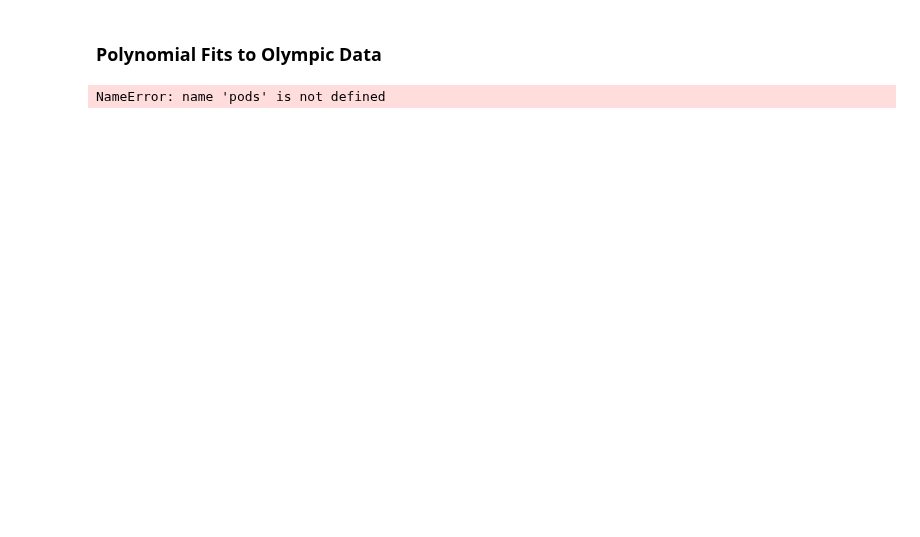
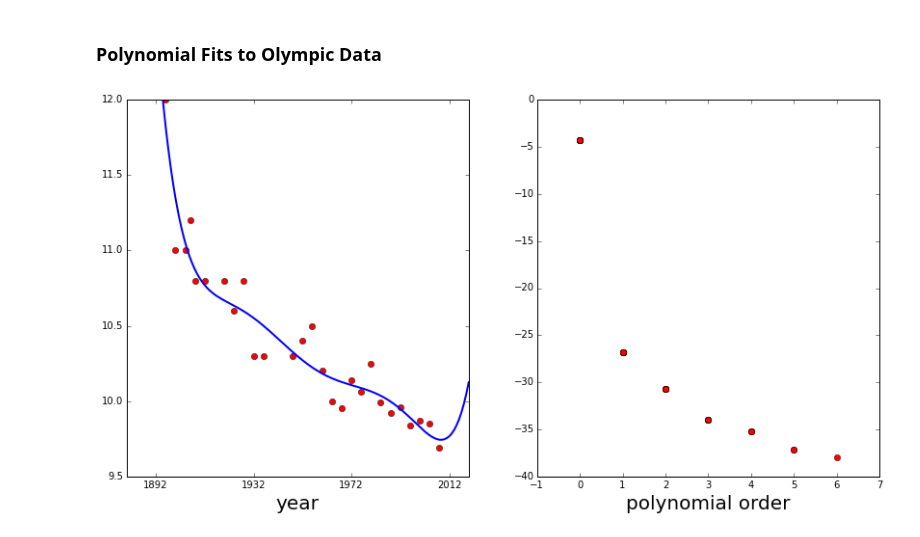
Before and after one commit to lawrennd/mlai2015, a Jupyter notebook: w4_basisFunctions.ipynb, the cells around one changed output. Cells and saved outputs as stored; diff of their text form; code cells hidden in the pictures; blank space fills up the shorter version.

Commit message:
Update polynomial fit

```diff
--- a/w4_basisFunctions.ipynb
+++ b/w4_basisFunctions.ipynb
@@ -320,52 +343,54 @@ $$\sum _{i=1}^{n}\boldsymbol{\phi}_iy_i = \boldsymbol{\Phi}^\top \mathbf{y}$$
 ### Polynomial Fits to Olympic Data
 # %%
 data = pods.datasets.olympic_100m_men()
-f, ax = plt.subplots(figsize=(7,7))
-ax.plot(data['X'], data['Y'], 'rx', markersize=10)
+f, ax = plt.subplots(1, 2, figsize=(14,7))
+#ax.plot(data['X'], data['Y'], 'rx', markersize=10)
 x = data['X']
 y = data['Y']
-x_pred = np.linspace(1892, 2020, 130)
+x_pred = np.linspace(1892, 2020, 130)[:, None]
 
 # Rescale x data
 x_span = x.max() - x.min()
 
 max_order = 6
 num_data = x.shape[0]
-err = np.zeros((1, maxOrder+1))
-err[:] = np.nan
+err = np.array([np.nan]*(max_order+1))
 
-for order in range(max_order+1):
+for order in range(0,max_order+1):
     Phi = np.zeros((num_data, order+1))
-    Phi_pred = zeros((x_pred.shape[0], order+1))
-    for i in range(1,order+1):
-        Phi[:, i+1] = (2*(x-x.min())/x_span - 1)**i
-        Phi_pred[:, i+1] = (2*(xPred-x.min())/x_span - 1)**i
+    Phi_pred = np.zeros((x_pred.shape[0], order+1))
+    for i in range(0,order+1):
+        Phi[:, i:i+1] = (2*(x-x.min())/x_span - 1)**i
+        Phi_pred[:, i:i+1] = (2*(x_pred-x.min())/x_span - 1)**i
 
-    w_star = pdinv(Phi.T*Phi)*np.dot(Phi.T,y)
-    y_pred = np.dot(Phi_pred*w_star)
+    # numerically this is not a good idea, but this is what the maths looks like
+    w_star = np.linalg.solve(np.dot(Phi.T,Phi),np.dot(Phi.T,y))
+    y_pred = np.dot(Phi_pred,w_star)
     sum_squares = ((y - np.dot(Phi,w_star))**2).sum()
-    sigma2 = sum_squares/numData;
+    sigma2 = sum_squares/num_data;
 
-    err[order+1] = numData/2.*log(sigma2) + sum_squares/(2*sigma2)
+    err[order] = num_data/2.*np.log(sigma2) + sum_squares/(2.*sigma2)
 
-    ax[0].clf
-    ax[0].plot(x, y, 'x', color=[1, 0, 0], markersize=6, linewidth=3)
+    ax[0].cla()
+    ax[0].plot(x, y, 'o', color=[1, 0, 0], markersize=6, linewidth=3)
     ylim = ax[0].get_ylim()
     ax[0].plot(x_pred, y_pred, color=[0, 0, 1], linewidth=2)
+    ax[0].set_xlabel('year', fontsize=20)
     ax[0].set_ylim(ylim)
-    ax[0].set_xtick([1892, 1932, 1972, 2012])
+    plt.sca(ax[0])
+    plt.xticks([1892, 1932, 1972, 2012])
 
     xlim = ax[0].get_xlim()
 
     file_name = 'olympicPolyFit' + str(order)
-    plt.savefig('.diagrams/'+file_name) #printLatexPlot(fileName, dirName, plotWidth*0.5)
+    plt.savefig('./diagrams/'+file_name)
 
-    ax[1].plot(np.range(0,maxOrder+1), err, 'x', color=[1, 0, 0], markersize=6, linewidth=3)
+    ax[1].plot(range(0,max_order+1), err, 'o', color=[1, 0, 0], markersize=6, linewidth=3)
     ax[1].set_ylim([-40, 0])
-    ax[1].set_xlim([0, maxOrder+1])
-    ax[1].set_xlabel('polynomial order')
+    ax[1].set_xlim([-1, max_order+1])
+    ax[1].set_xlabel('polynomial order', fontsize=20)
 
     file_name = 'olympicPolyError' + str(order)
-    plt.savefig('.diagrams/'+file_name)
+    plt.savefig('./diagrams/'+file_name)
 # %% [output]
-NameError: name 'pods' is not defined
+[figure, added]
```
Also changed, not shown: parts of 49 cells of this notebook.
